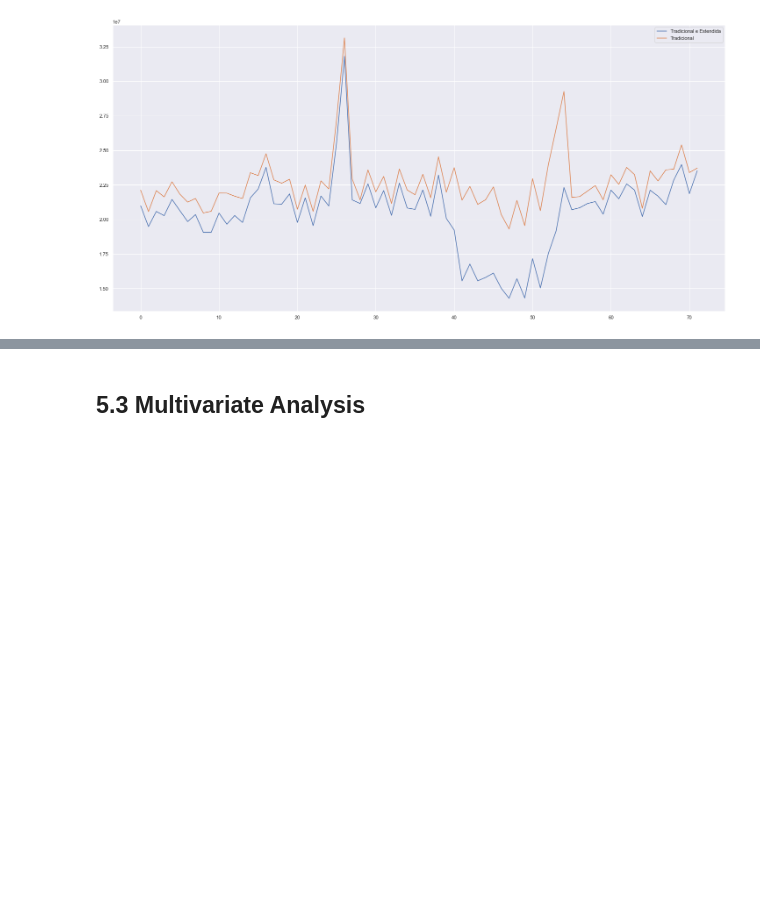
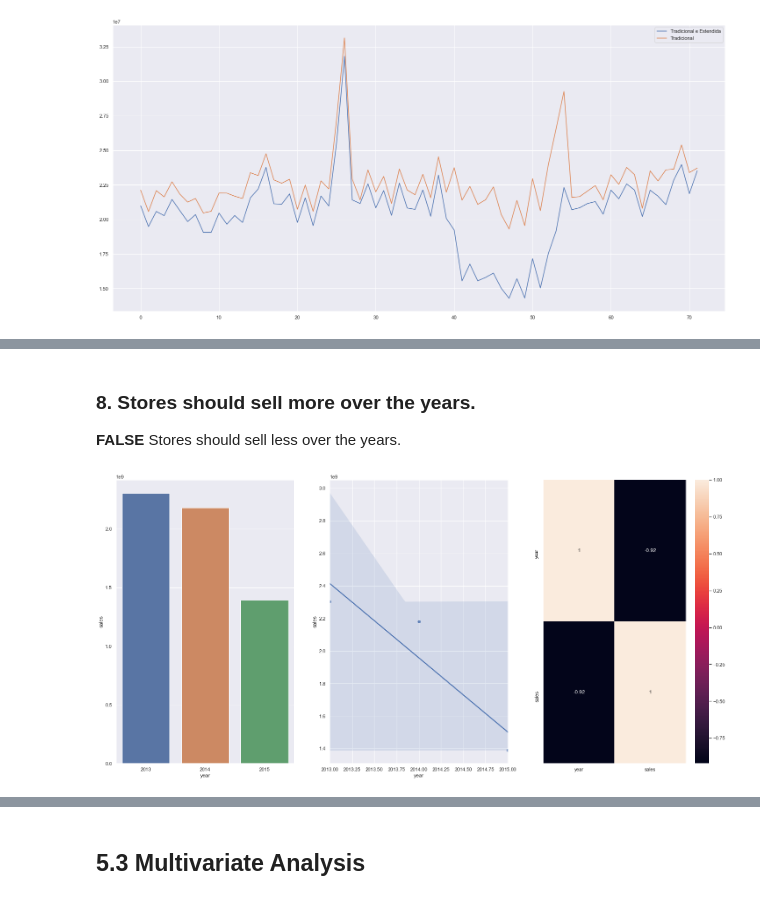
Before and after one commit to leandrogarcialopes/RossmannStoreSales, a Jupyter notebook: Rossmann_Store_Sales.ipynb, the cells around one changed output, grey strips where cells are left out. Saved outputs shown, nothing was run; the diff lists cells and outputs as text; code cells hidden in the pictures; blank space fills up the shorter version.

```diff
--- a/Rossmann_Store_Sales.ipynb
+++ b/Rossmann_Store_Sales.ipynb
@@ -813,0 +822,16 @@ ax.legend( labels = ['Tradicional e Estendida', 'Tradicional']);
+# %% [markdown]
+### **8.** Stores should sell more over the years.
+**FALSE** Stores should sell less over the years.
+# %%
+aux1 = df5[['year', 'sales']].groupby( 'year' ).sum().reset_index()
+
+plt.subplot( 1, 3, 1 )
+sns.barplot( x='year', y='sales', data=aux1 );
+
+plt.subplot( 1, 3, 2 )
+sns.regplot( x='year', y='sales', data=aux1 );
+
+plt.subplot( 1, 3, 3 )
+sns.heatmap( aux1.corr( method='pearson' ), annot=True );
+# %% [output]
+[figure, added]
```
Also changed, not shown: parts of 57 cells of this notebook.
